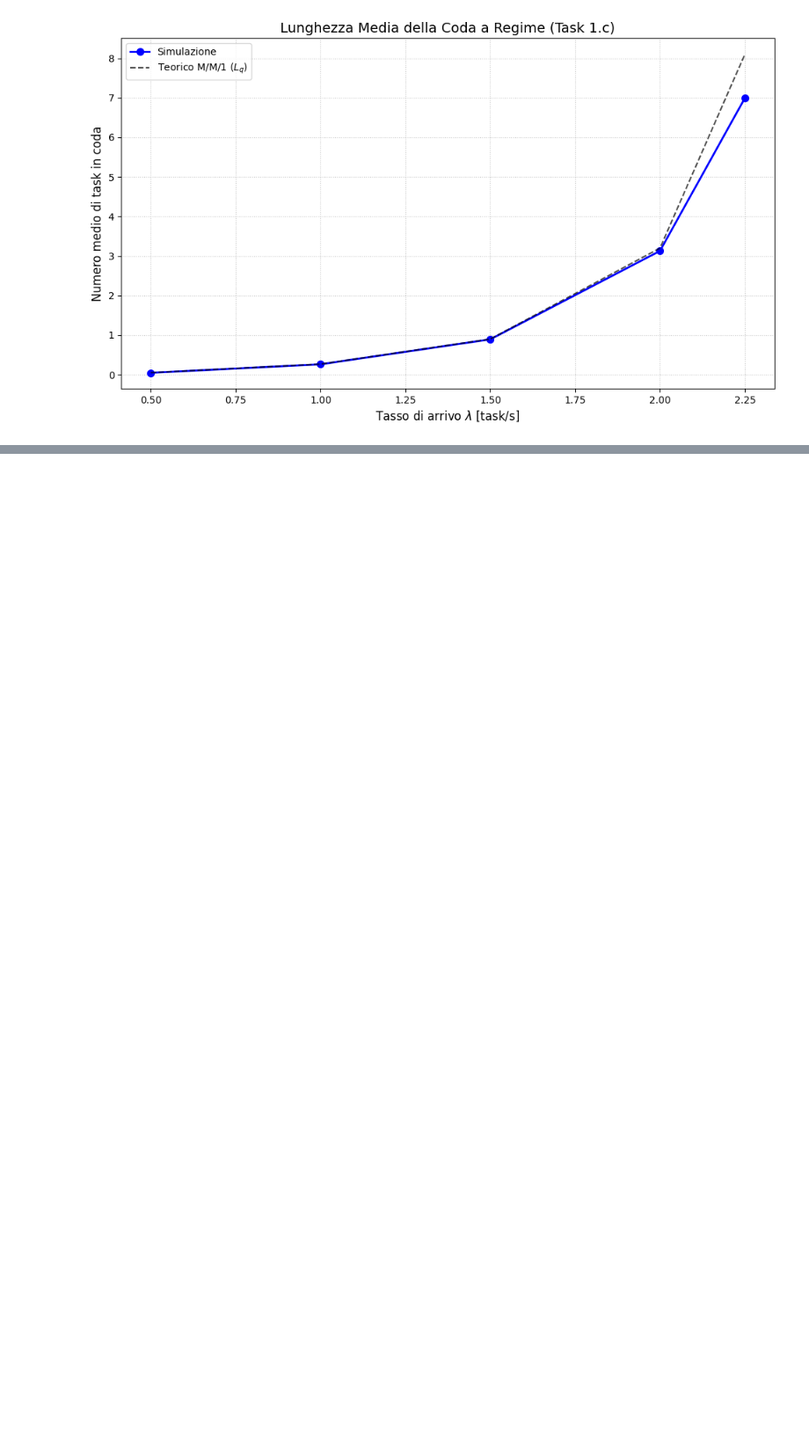
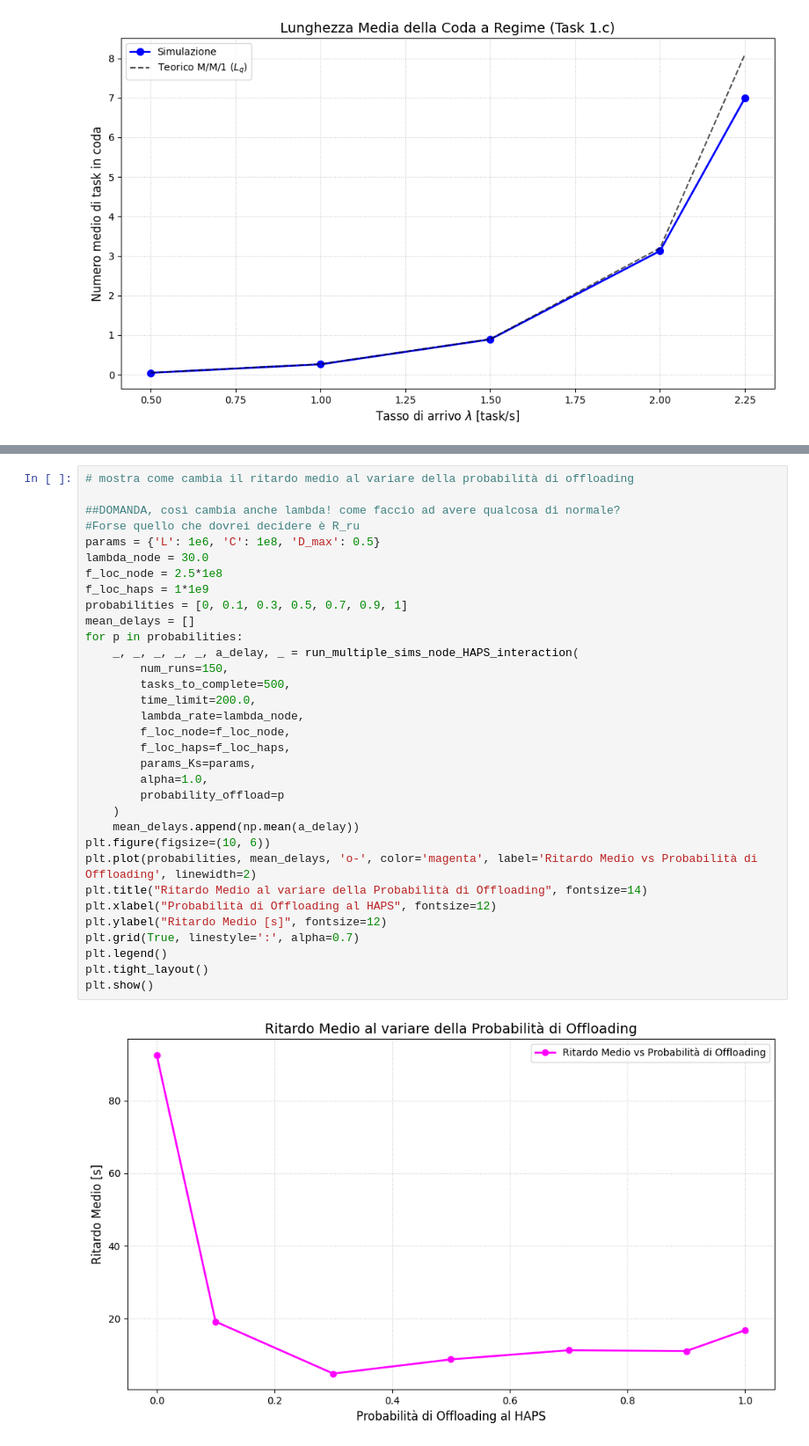
Before and after one commit to Gaspaflav/Management, a Jupyter notebook: prova_5.ipynb, the cells around one changed output, grey strips where cells are left out. Shown at 88% size. Drawn from its saved outputs; the diff is of its cells as text; blank space fills up the shorter version.

```diff
--- a/prova_5.ipynb
+++ b/prova_5.ipynb
@@ -586,0 +803,35 @@ plt.show()
+# %%
+# mostra come cambia il ritardo medio al variare della probabilità di offloading
+
+##DOMANDA, così cambia anche lambda! come faccio ad avere qualcosa di normale?
+#Forse quello che dovrei decidere è R_ru
+params = {'L': 1e6, 'C': 1e8, 'D_max': 0.5}
+lambda_node = 30.0
+f_loc_node = 2.5*1e8
+f_loc_haps = 1*1e9
+probabilities = [0, 0.1, 0.3, 0.5, 0.7, 0.9, 1]
+mean_delays = []
+for p in probabilities:
+    _, _, _, _, _, a_delay, _ = run_multiple_sims_node_HAPS_interaction(
+        num_runs=150,
+        tasks_to_complete=500,
+        time_limit=200.0,
+        lambda_rate=lambda_node,
+        f_loc_node=f_loc_node,
+        f_loc_haps=f_loc_haps,
+        params_Ks=params,
+        alpha=1.0,
+        probability_offload=p
+    )
+    mean_delays.append(np.mean(a_delay))
+plt.figure(figsize=(10, 6))
+plt.plot(probabilities, mean_delays, 'o-', color='magenta', label='Ritardo Medio vs Probabilità di Offloading', linewidth=2)
+plt.title("Ritardo Medio al variare della Probabilità di Offloading", fontsize=14)
+plt.xlabel("Probabilità di Offloading al HAPS", fontsize=12)
+plt.ylabel("Ritardo Medio [s]", fontsize=12)
+plt.grid(True, linestyle=':', alpha=0.7)
+plt.legend()
+plt.tight_layout()
+plt.show()
+# %% [output]
+[figure, added]
```
Also changed, not shown: parts of 20 cells of this notebook, 1 other file.
